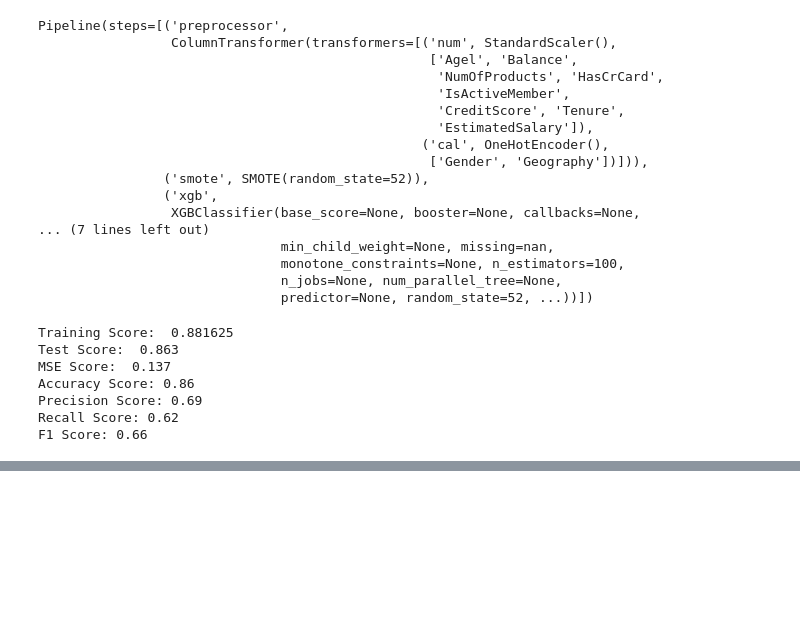
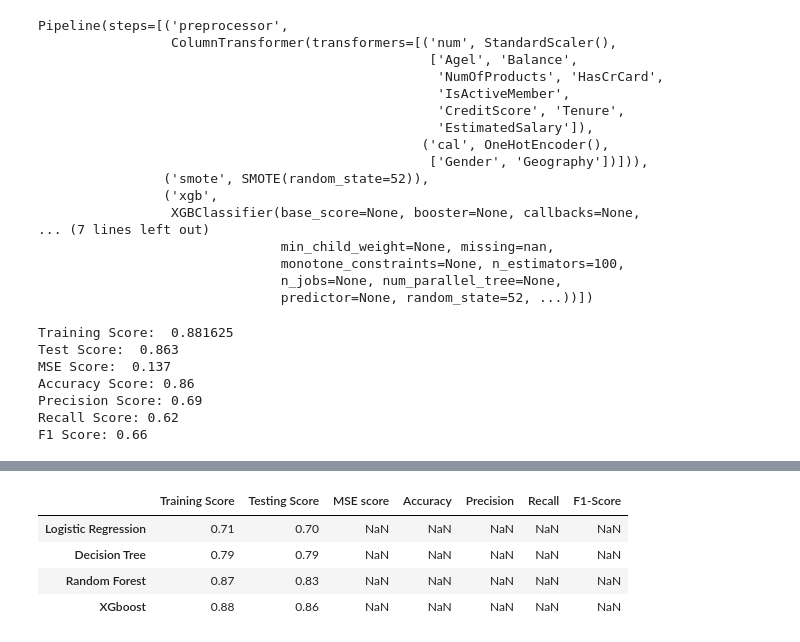
Before and after one commit to henry-vuong/predictChurnForBank, a Jupyter notebook: Predict_Churn.ipynb, the cells around one changed output, grey strips where cells are left out. Saved outputs shown, nothing was run; the diff lists cells and outputs as text; code cells hidden in the pictures; blank space fills up the shorter version.

```diff
--- a/Predict_Churn.ipynb
+++ b/Predict_Churn.ipynb
@@ -1058,0 +1118,12 @@ F1 Score: 0.66
+# %%
+col =['Training Score','Testing Score','MSE score','Accuracy','Precision','Recall','F1-Score']
+model_comp = pd.DataFrame(columns=col)
+model_comp = pd.concat((model_log_report1,model_log_report2,model_log_report3,model_log_report4))
+# %%
+model_comp
+# %% [output]
+|  | Training Score | Testing Score | MSE score | Accuracy | Precision | Recall | F1-Score |
+| Logistic Regression | 0.71 | 0.70 | NaN | NaN | NaN | NaN | NaN |
+| Decision Tree | 0.79 | 0.79 | NaN | NaN | NaN | NaN | NaN |
+| Random Forest | 0.87 | 0.83 | NaN | NaN | NaN | NaN | NaN |
+| XGboost | 0.88 | 0.86 | NaN | NaN | NaN | NaN | NaN |
```
Also changed, not shown: parts of 8 cells of this notebook.
